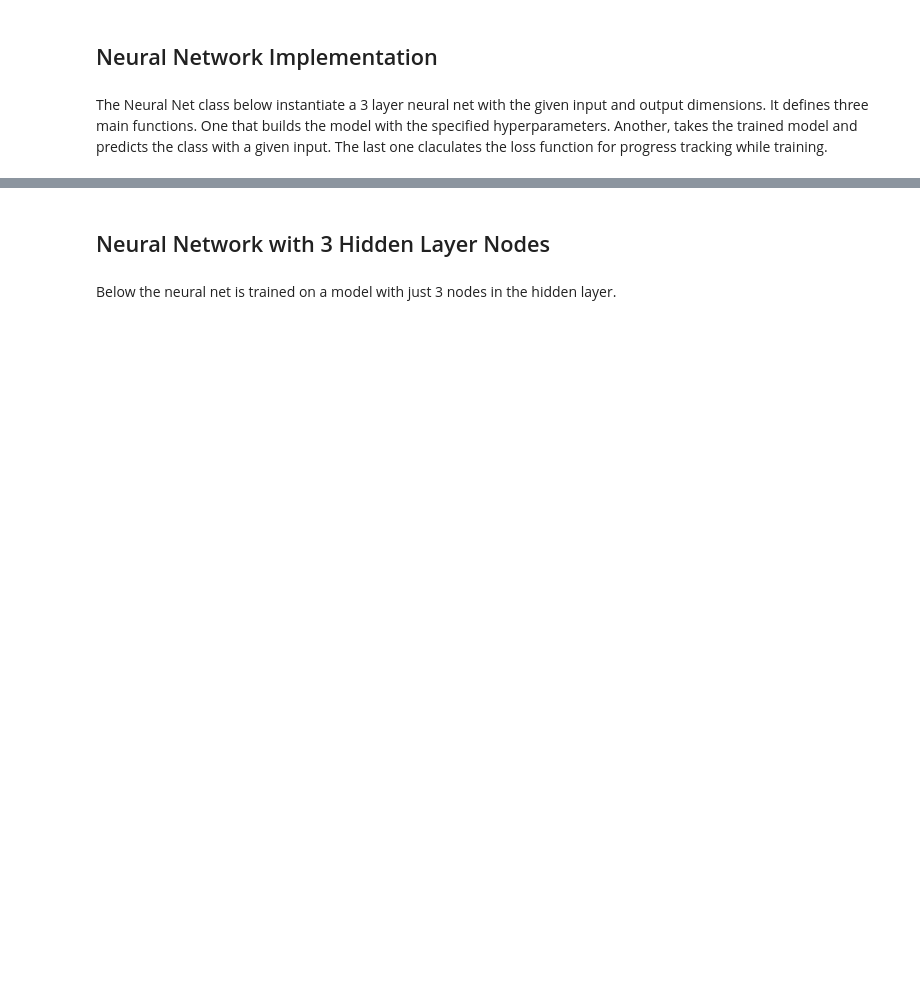
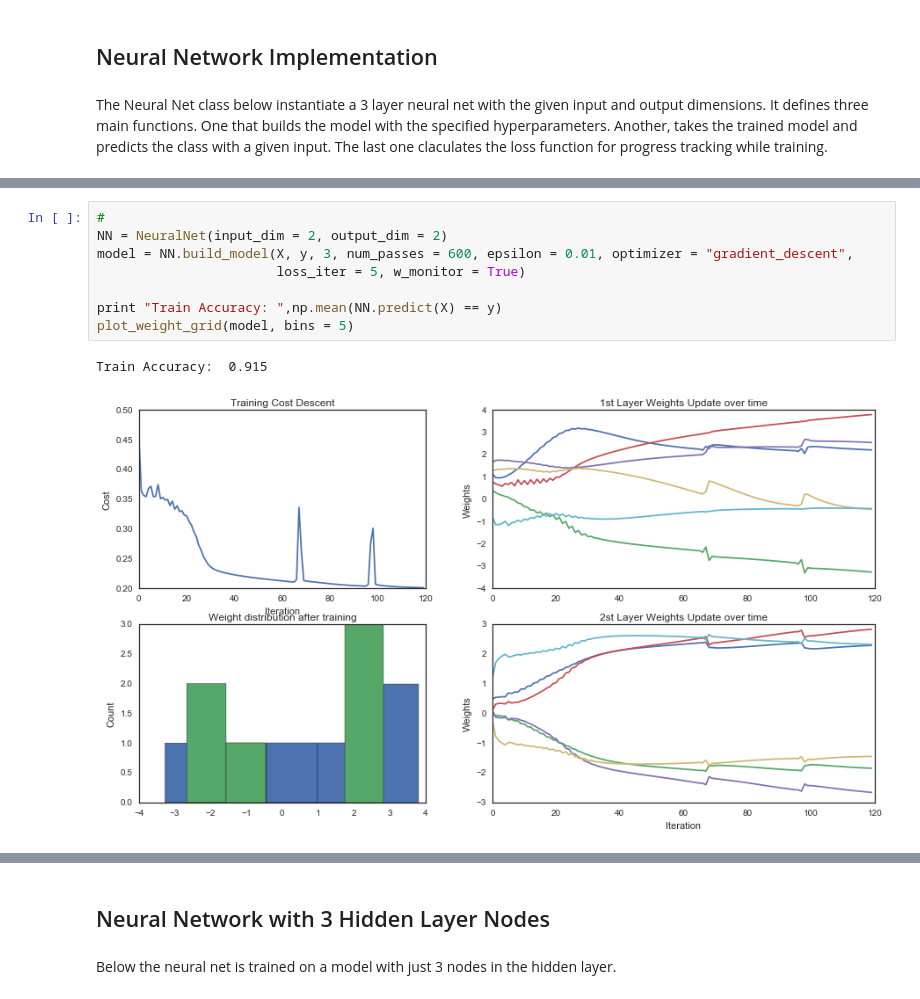
Before and after one commit to Libardo1/NNet, a Jupyter notebook: Neural Net.ipynb, the cells around one changed output, grey strips where cells are left out. Saved outputs shown, nothing was run; the diff lists cells and outputs as text; blank space fills up the shorter version.

```diff
--- a/Neural Net.ipynb
+++ b/Neural Net.ipynb
@@ -272,3 +552,14 @@ class NeuralNet(object):
 
 
         return self.model
+# %%
+#
+NN = NeuralNet(input_dim = 2, output_dim = 2)
+model = NN.build_model(X, y, 3, num_passes = 600, epsilon = 0.01, optimizer = "gradient_descent",
+                       loss_iter = 5, w_monitor = True)
+
+print "Train Accuracy: ",np.mean(NN.predict(X) == y)
+plot_weight_grid(model, bins = 5)
+# %% [output]
+Train Accuracy:  0.915
+[figure, added]
```
Also changed, not shown: parts of 13 cells of this notebook.
